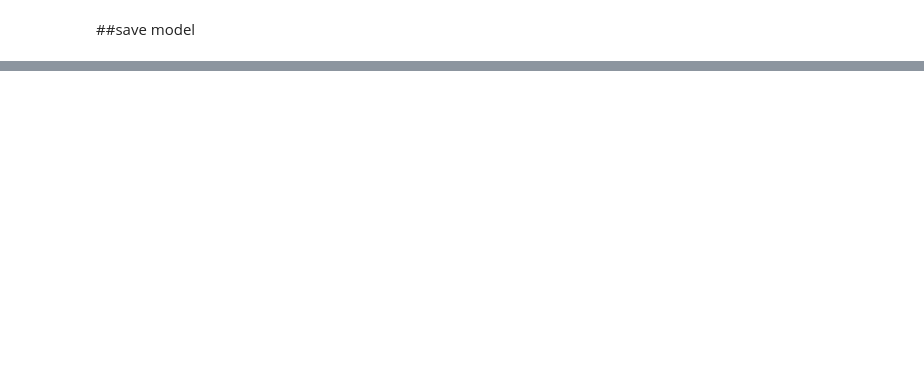
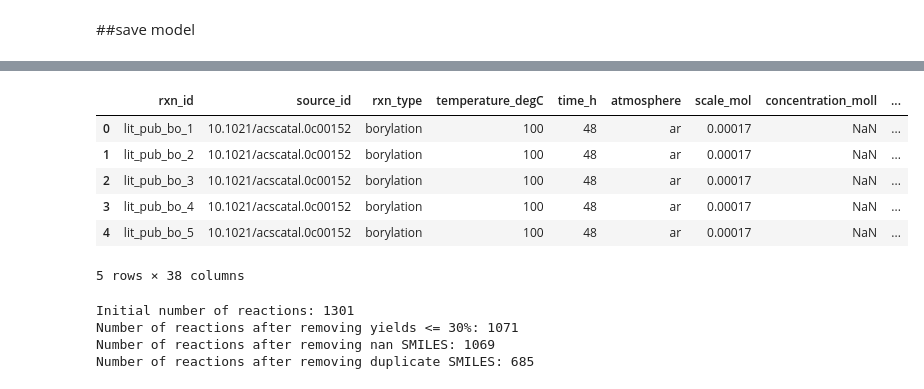
Before and after one commit to chltjs1921/2024_modeling_practice, a Jupyter notebook: Graph_checkpoint.ipynb, the cells around one changed output, grey strips where cells are left out. Saved outputs shown, nothing was run; the diff lists cells and outputs as text; code cells hidden in the pictures; blank space fills up the shorter version.

```diff
--- a/Graph_checkpoint.ipynb
+++ b/Graph_checkpoint.ipynb
@@ -2140,0 +2738,28 @@ torch.save(obj=gtnn3dq_model.state_dict(), # only saving the state_dict() only s
+# %%
+df_regio = pd.read_csv('/content/drive/MyDrive/2024_modeling/ETHmodlab-lsfml-d0178f1/lsfml/data/literature_rxndata.csv', encoding="unicode_escape")
+df_regio.head()
+# %% [output]
+|  | rxn_id | source_id | rxn_type | temperature_degC | time_h | atmosphere | scale_mol | concentration_moll | ... |
+| 0 | lit_pub_bo_1 | 10.1021/acscatal.0c00152 | borylation | 100 | 48 | ar | 0.00017 | NaN | ... |
+| 1 | lit_pub_bo_2 | 10.1021/acscatal.0c00152 | borylation | 100 | 48 | ar | 0.00017 | NaN | ... |
+| 2 | lit_pub_bo_3 | 10.1021/acscatal.0c00152 | borylation | 100 | 48 | ar | 0.00017 | NaN | ... |
+| 3 | lit_pub_bo_4 | 10.1021/acscatal.0c00152 | borylation | 100 | 48 | ar | 0.00017 | NaN | ... |
+| 4 | lit_pub_bo_5 | 10.1021/acscatal.0c00152 | borylation | 100 | 48 | ar | 0.00017 | NaN | ... |
+5 rows × 38 columns
+# %%
+smiles = list(df_regio["product_1_smiles"])
+rxn_yield = list(df_regio["product_1_yield"])
+
+print(f"Initial number of reactions: {len(smiles)}")
+rxn_yield = [0.0 if np.isnan(x) else x for x in rxn_yield]
+smiles = [s for i, s in enumerate(smiles) if rxn_yield[i] >= 0.3]
+print(f"Number of reactions after removing yields <= 30%: {len(smiles)}")
+smiles = [s for i, s in enumerate(smiles) if len(str(smiles[i])) >= 5]
+print(f"Number of reactions after removing nan SMILES: {len(smiles)}")
+uniques = list(set(smiles))
+print(f"Number of reactions after removing duplicate SMILES: {len(uniques)}")
+# %% [output]
+Initial number of reactions: 1301
+Number of reactions after removing yields <= 30%: 1071
+Number of reactions after removing nan SMILES: 1069
+Number of reactions after removing duplicate SMILES: 685
```
Also changed, not shown: parts of 42 cells of this notebook.
